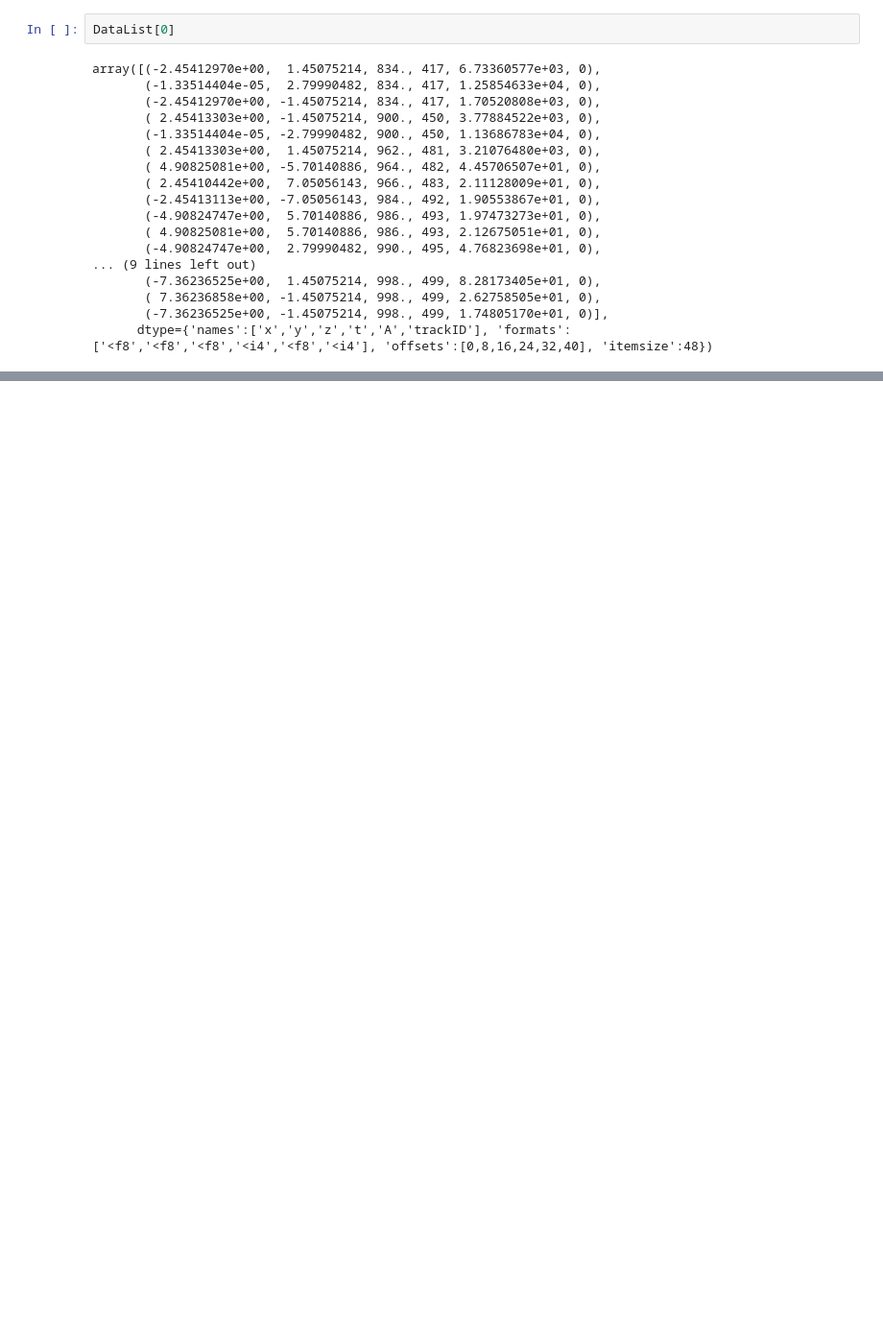
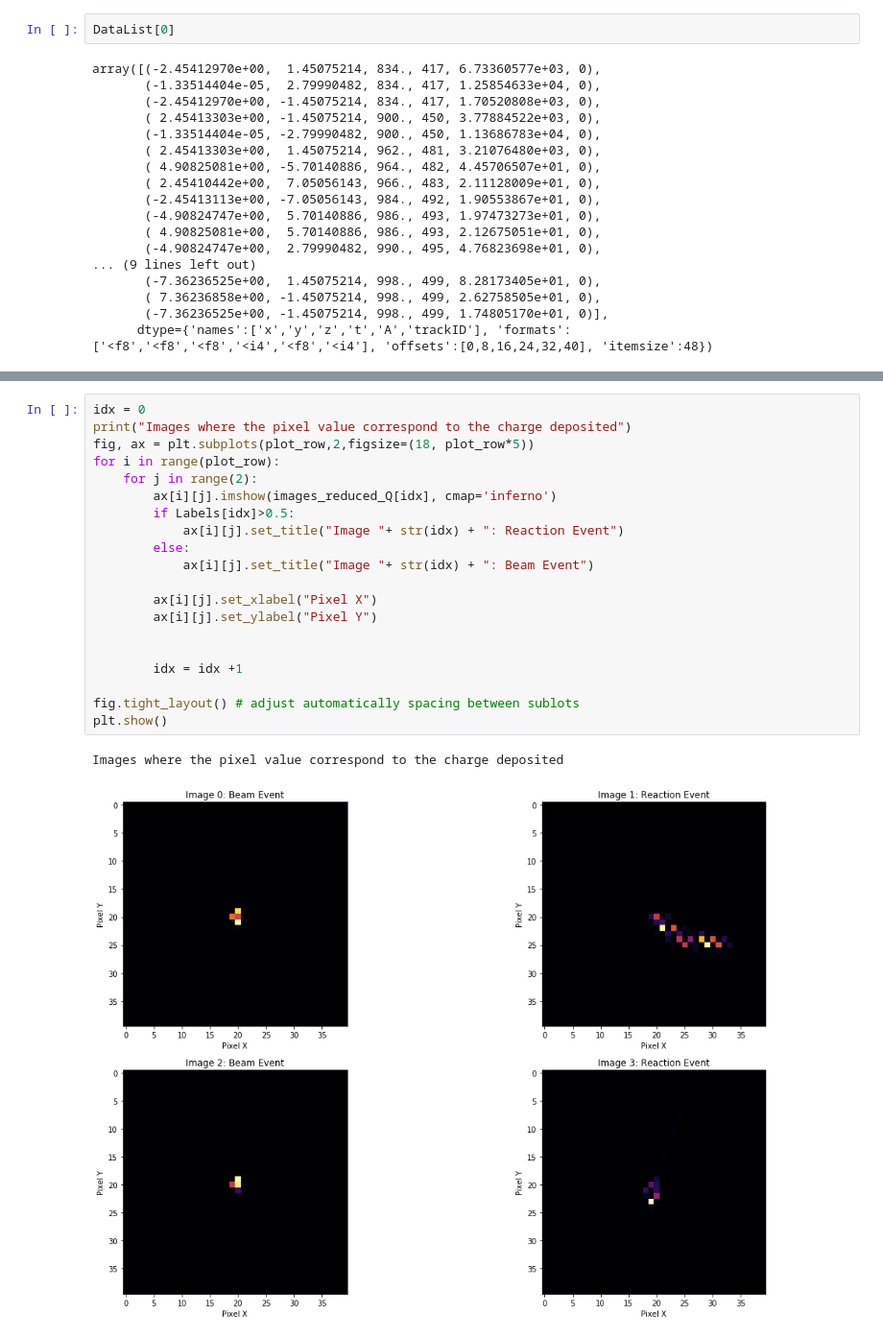
Before and after one commit to fracassetti-stf/AT-TPC_MLProject, a Jupyter notebook: CNN.ipynb, the cells around one changed output, grey strips where cells are left out. Shown at 96% size. Drawn from its saved outputs; the diff is of its cells as text; blank space fills up the shorter version.

```diff
--- a/CNN.ipynb
+++ b/CNN.ipynb
@@ -431,0 +387,23 @@ make_nn_plots(history,0.9)
+# %%
+idx = 0
+print("Images where the pixel value correspond to the charge deposited")
+fig, ax = plt.subplots(plot_row,2,figsize=(18, plot_row*5))
+for i in range(plot_row):
+    for j in range(2):
+        ax[i][j].imshow(images_reduced_Q[idx], cmap='inferno')
+        if Labels[idx]>0.5:
+            ax[i][j].set_title("Image "+ str(idx) + ": Reaction Event")
+        else:
+            ax[i][j].set_title("Image "+ str(idx) + ": Beam Event")
+
+        ax[i][j].set_xlabel("Pixel X")
+        ax[i][j].set_ylabel("Pixel Y")
+
+
+        idx = idx +1
+
+fig.tight_layout() # adjust automatically spacing between sublots
+plt.show()
+# %% [output]
+Images where the pixel value correspond to the charge deposited
+[figure, added]
```
Also changed, not shown: parts of 42 cells of this notebook, 1 other file.
